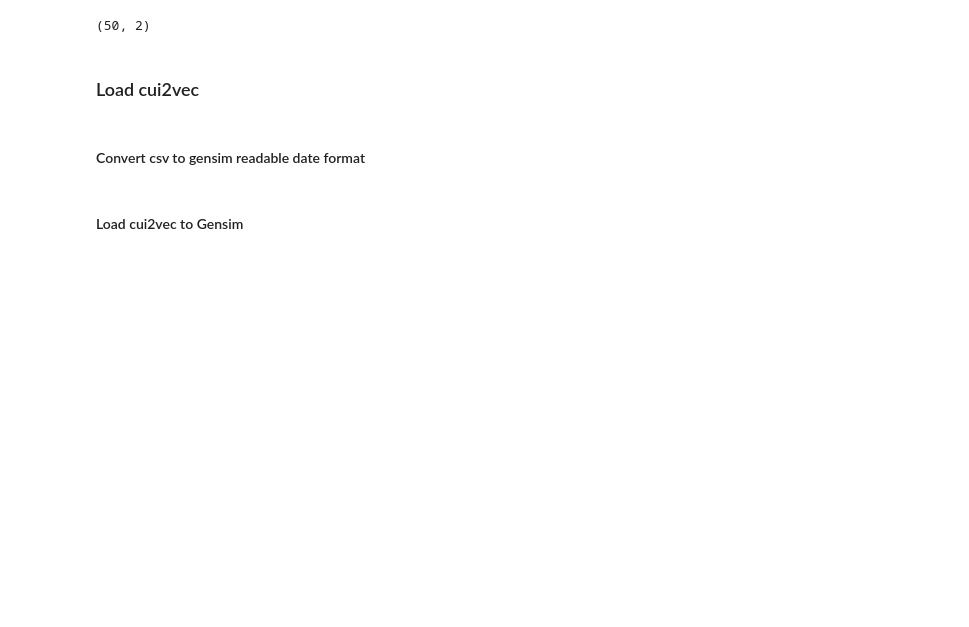
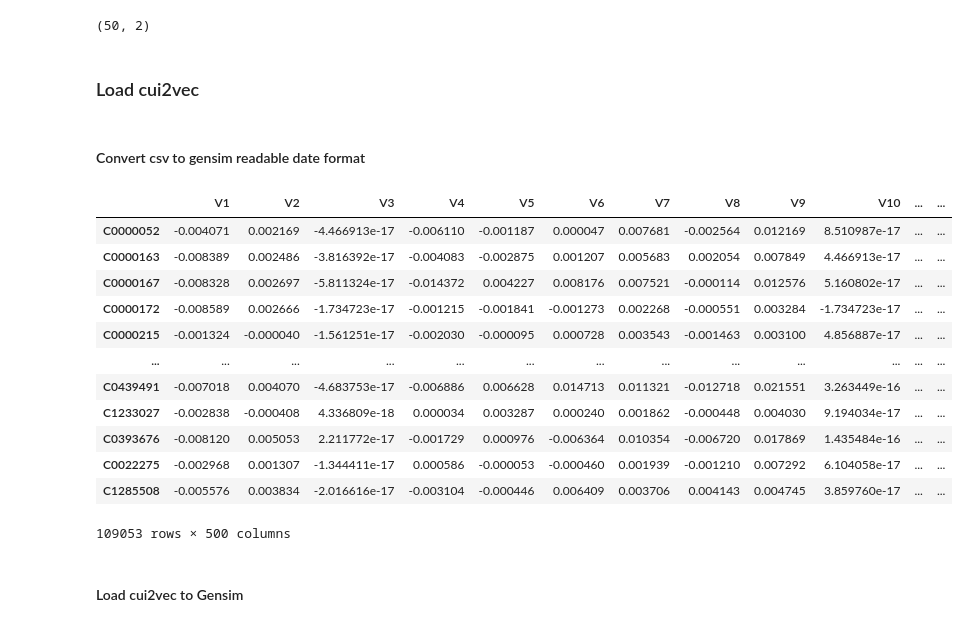
Before and after one commit to wtgme/KER, a Jupyter notebook: data_loader.ipynb, the cells around one changed output. Cells and saved outputs as stored; diff of their text form; code cells hidden in the pictures; blank space fills up the shorter version.

```diff
--- a/data_loader.ipynb
+++ b/data_loader.ipynb
@@ -397,6 +397,21 @@ import numpy as np
 # %%
 with open('/home/ubuntu/Tao/KER/data/cui2vec_pretrained.csv') as fd:
       cui2vec_df = pd.read_csv(fd, index_col=0)
+cui2vec_df
+# %% [output]
+|  | V1 | V2 | V3 | V4 | V5 | V6 | V7 | V8 | V9 | V10 | ... | ... |
+| C0000052 | -0.004071 | 0.002169 | -4.466913e-17 | -0.006110 | -0.001187 | 0.000047 | 0.007681 | -0.002564 | 0.012169 | 8.510987e-17 | ... | ... |
+| C0000163 | -0.008389 | 0.002486 | -3.816392e-17 | -0.004083 | -0.002875 | 0.001207 | 0.005683 | 0.002054 | 0.007849 | 4.466913e-17 | ... | ... |
+| C0000167 | -0.008328 | 0.002697 | -5.811324e-17 | -0.014372 | 0.004227 | 0.008176 | 0.007521 | -0.000114 | 0.012576 | 5.160802e-17 | ... | ... |
+| C0000172 | -0.008589 | 0.002666 | -1.734723e-17 | -0.001215 | -0.001841 | -0.001273 | 0.002268 | -0.000551 | 0.003284 | -1.734723e-17 | ... | ... |
+| C0000215 | -0.001324 | -0.000040 | -1.561251e-17 | -0.002030 | -0.000095 | 0.000728 | 0.003543 | -0.001463 | 0.003100 | 4.856887e-17 | ... | ... |
+| ... | ... | ... | ... | ... | ... | ... | ... | ... | ... | ... | ... | ... |
+| C0439491 | -0.007018 | 0.004070 | -4.683753e-17 | -0.006886 | 0.006628 | 0.014713 | 0.011321 | -0.012718 | 0.021551 | 3.263449e-16 | ... | ... |
+| C1233027 | -0.002838 | -0.000408 | 4.336809e-18 | 0.000034 | 0.003287 | 0.000240 | 0.001862 | -0.000448 | 0.004030 | 9.194034e-17 | ... | ... |
+| C0393676 | -0.008120 | 0.005053 | 2.211772e-17 | -0.001729 | 0.000976 | -0.006364 | 0.010354 | -0.006720 | 0.017869 | 1.435484e-16 | ... | ... |
+| C0022275 | -0.002968 | 0.001307 | -1.344411e-17 | 0.000586 | -0.000053 | -0.000460 | 0.001939 | -0.001210 | 0.007292 | 6.104058e-17 | ... | ... |
+| C1285508 | -0.005576 | 0.003834 | -2.016616e-17 | -0.003104 | -0.000446 | 0.006409 | 0.003706 | 0.004143 | 0.004745 | 3.859760e-17 | ... | ... |
+109053 rows × 500 columns
 # %%
 np.savetxt('/home/ubuntu/Tao/KER/data/cui2vec_pretrained.txt', cui2vec_df.reset_index().values, delimiter=" ", header="{} {}".format(len(cui2vec_df), len(cui2vec_df.columns)), comments="", fmt=["%s"] + ["%.18e"]*len(cui2vec_df.columns))
 # %% [markdown]
```
Also changed, not shown: parts of 8 cells of this notebook.
